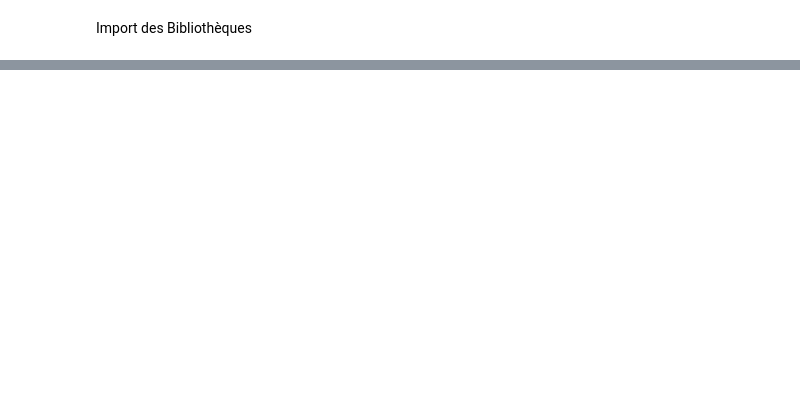
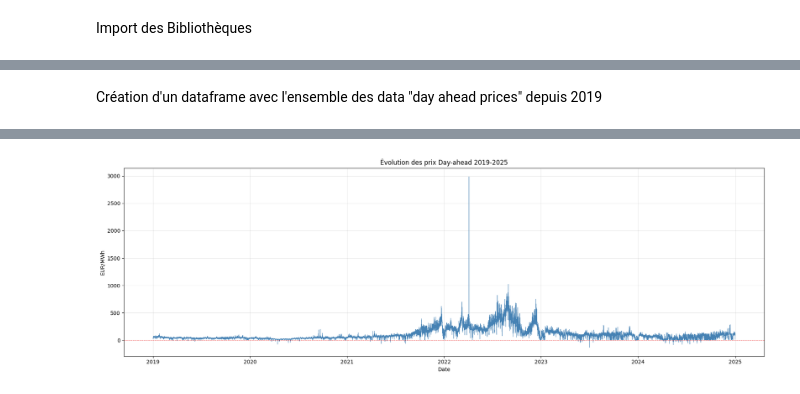
Before and after one commit to marine1209/PROJET-DATA-SCIENCE, a Jupyter notebook: fonction_dc.ipynb, the cells around one changed output, grey strips where cells are left out. Saved outputs shown, nothing was run; the diff lists cells and outputs as text; code cells hidden in the pictures; blank space fills up the shorter version.

```diff
--- a/fonction_dc.ipynb
+++ b/fonction_dc.ipynb
@@ -144,3 +221,72 @@ def clean_data_temperature (chemin_fichier):
     print(fichier.head())
     print(fichier.describe())
     return fichier
+# %% [markdown]
+Création d'un dataframe avec l'ensemble des data "day ahead prices" depuis 2019
+# %%
+paths = {
+    "2019-2020": r".\Data\Day-ahead Prices_2019-2020.csv",
+    "2020-2021": r".\Data\Day-ahead Prices_2020-2021.csv",
+    "2021-2022": r".\Data\Day-ahead Prices_2021-2022.csv",
+    "2022-2023": r".\Data\Day-ahead Prices_2022-2023.csv",
+    "2023-2024": r".\Data\Day-ahead Prices_2023-2024.csv",
+    "2024-2025": r".\Data\Day-ahead Prices_2024-2025.csv",
+}
+
+dfs = {}
+
+for periode, chemin in paths.items():
+    print(f"\n{'='*40}")
+    print(f"Période : {periode}")
+
+    if periode == "2024-2025":
+        df = harmonize_data_DayAhead_price(chemin)
+    else:
+        df = clean_previous_data_prices(chemin)
+
+    if df is None:
+        print(f"  ⚠️  Échec du chargement pour {periode}")
+        continue
+
+    print(f"  Lignes     : {len(df)}")
+    print(f"  Date min   : {df['Date_start'].min()}")
+    print(f"  Date max   : {df['Date_start'].max()}")
+
+    dfs[periode] = df
+
+# Concaténation
+print(f"\n{'='*40}")
+print("Concaténation de tous les DataFrames...")
+
+df_all = pd.concat(dfs.values())
+# df_all = df_all.sort_values("Date_start").reset_index(drop=True)
+
+print(f"Dimensions totales : {df_all.shape}")
+# print(f"Date min           : {df_all['Date_start'].min()}")
+# print(f"Date max           : {df_all['Date_start'].max()}")
+print(f"Valeurs manquantes :\n{df_all.isnull().sum().to_string()}")
+# print(f"Doublons           : {df_all.duplicated(subset='Date_start').sum()}")
+nb_doublons = df_all.duplicated(subset='Date_start').sum()
+print(f"Doublons           : {nb_doublons}")
+if nb_doublons > 0:
+    print(df_all[df_all.duplicated(subset='Date_start', keep=False)].sort_values("Date_start"))
+print(df_all.head())
+
+print(df_all["Day-ahead Price (EUR/MWh)"].describe())
+
+# Graphique evolution des prix
+df_plot = df_all.sort_values("Date_start").dropna(subset=["Date_start", "Day-ahead Price (EUR/MWh)"])
+
+plt.figure(figsize=(18, 6))
+plt.plot(df_plot["Date_start"], df_plot["Day-ahead Price (EUR/MWh)"], linewidth=0.5, color="steelblue")
+plt.title("Évolution des prix Day-ahead 2019-2025")
+plt.ylabel("EUR/MWh")
+plt.xlabel("Date")
+plt.grid(True, alpha=0.3)
+
+# Ligne horizontale à 0 pour repérer les prix négatifs
+plt.axhline(y=0, color='red', linewidth=0.8, linestyle='--', alpha=0.7)
+
+plt.tight_layout()
+plt.show()
+# %% [output]
@@ -146,0 +310 @@ def clean_data_temperature (chemin_fichier):
+[figure, added]
```
Also changed, not shown: parts of 6 cells of this notebook, 1 other file.
